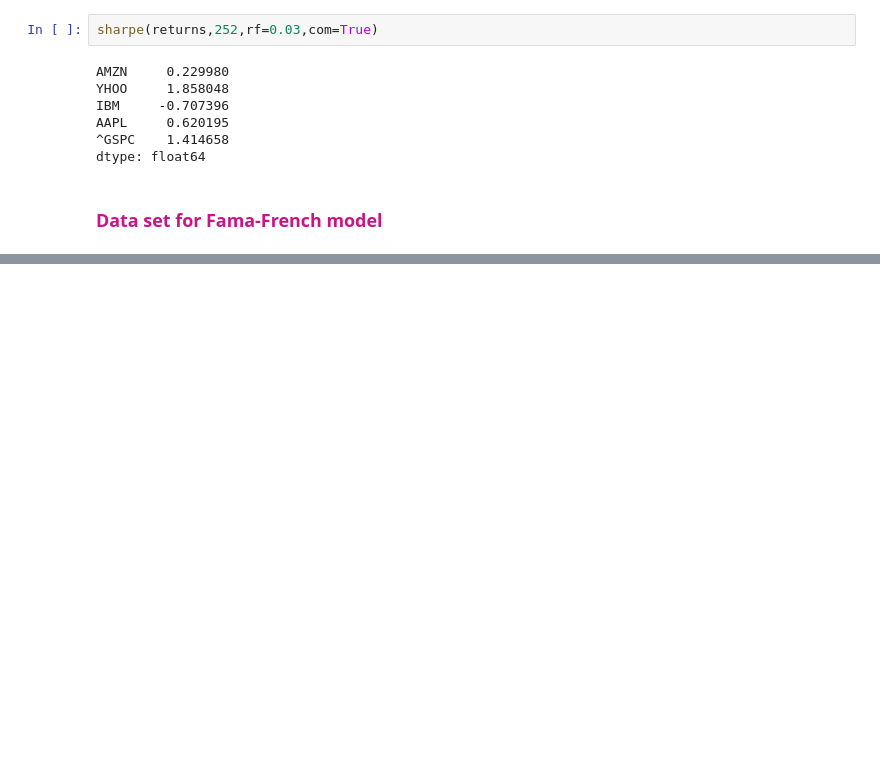
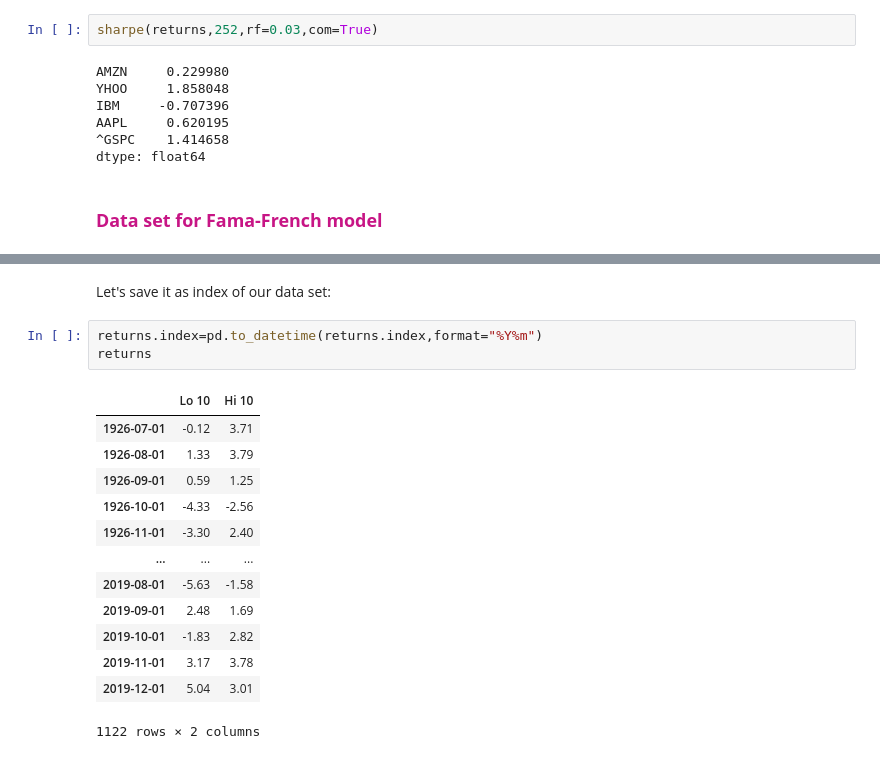
Before and after one commit to raketic-ognjen/QuantInvestmentLesson2, a Jupyter notebook: 02_Fundamentals_of_Risk_and_Returns.ipynb, the cells around one changed output, grey strips where cells are left out. Cells and saved outputs as stored; diff of their text form; blank space fills up the shorter version.

```diff
--- a/02_Fundamentals_of_Risk_and_Returns.ipynb
+++ b/02_Fundamentals_of_Risk_and_Returns.ipynb
@@ -610,0 +670,19 @@ dtype: float64
+# %% [markdown]
+Let's save it as index of our data set:
+# %%
+returns.index=pd.to_datetime(returns.index,format="%Y%m")
+returns
+# %% [output]
+|  | Lo 10 | Hi 10 |
+| 1926-07-01 | -0.12 | 3.71 |
+| 1926-08-01 | 1.33 | 3.79 |
+| 1926-09-01 | 0.59 | 1.25 |
+| 1926-10-01 | -4.33 | -2.56 |
+| 1926-11-01 | -3.30 | 2.40 |
+| ... | ... | ... |
+| 2019-08-01 | -5.63 | -1.58 |
+| 2019-09-01 | 2.48 | 1.69 |
+| 2019-10-01 | -1.83 | 2.82 |
+| 2019-11-01 | 3.17 | 3.78 |
+| 2019-12-01 | 5.04 | 3.01 |
+1122 rows × 2 columns
```
Also changed, not shown: parts of 64 cells of this notebook.
